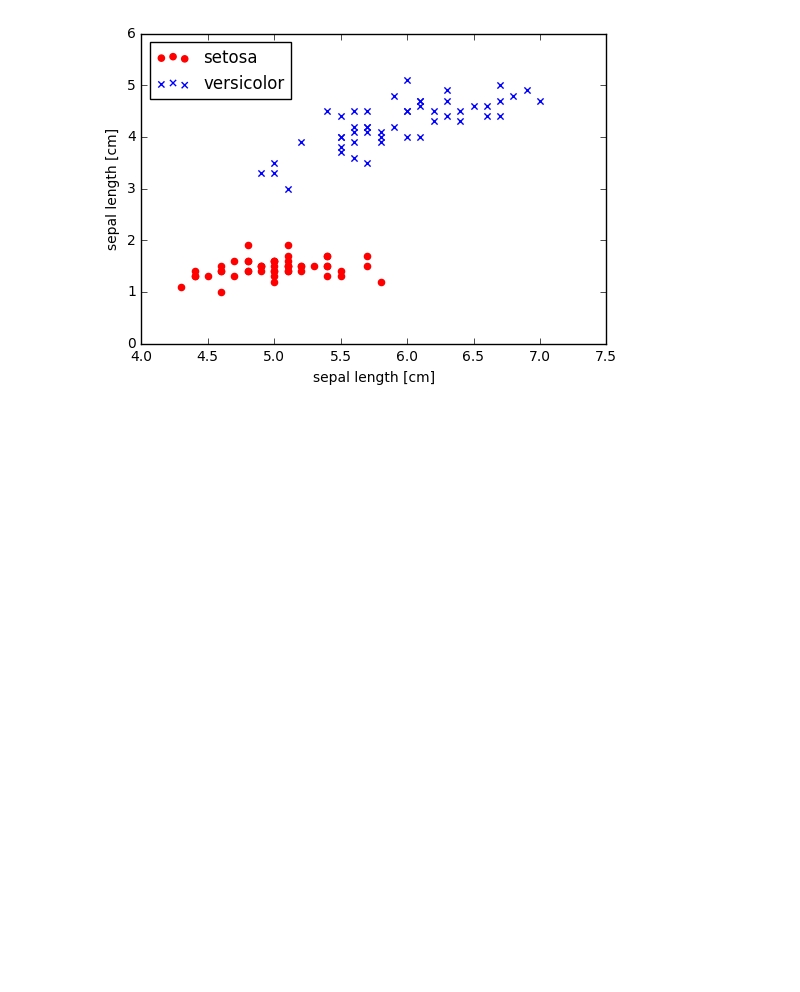
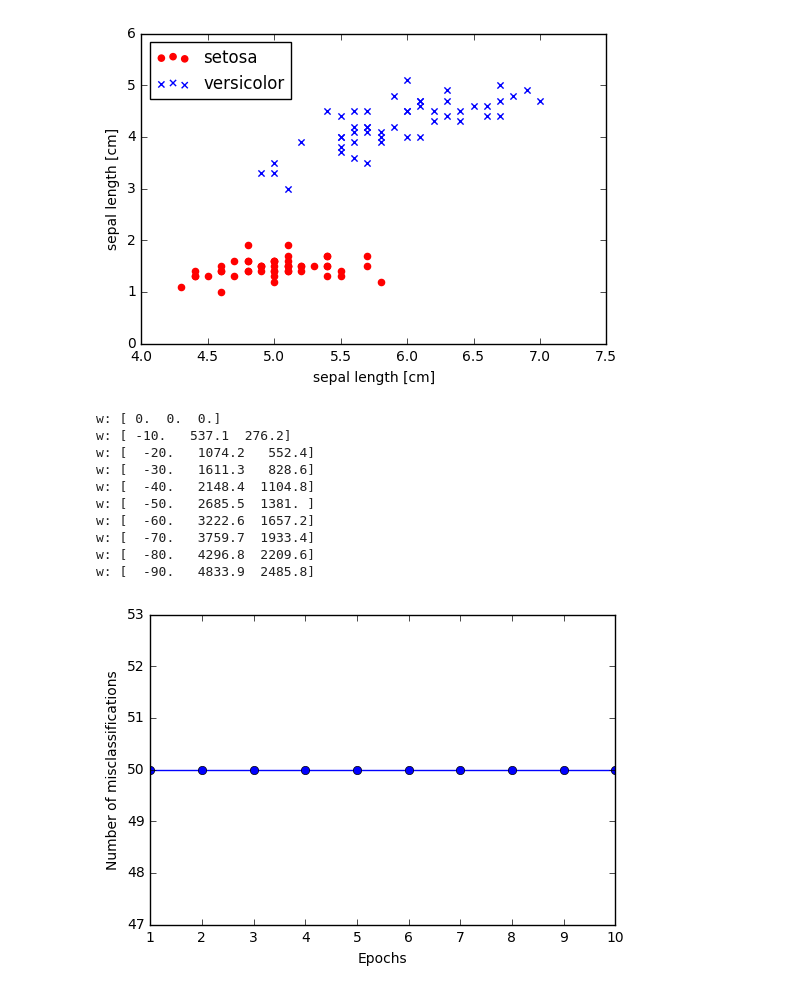
Before and after one commit to hide-tono/python-training, a Jupyter notebook: python-machine-learning/ch02/perceptron.ipynb, the cells around one changed output. Saved outputs shown, nothing was run; the diff lists cells and outputs as text; code cells hidden in the pictures; blank space fills up the shorter version.

```diff
--- a/python-machine-learning/ch02/perceptron.ipynb
+++ b/python-machine-learning/ch02/perceptron.ipynb
@@ -135,3 +136,22 @@ plt.show()
 148  6.2  3.4  5.4  2.3  Iris-virginica
 149  5.9  3.0  5.1  1.8  Iris-virginica
 [figure]
+# %%
+ppn = Perceptron(eta=0.1, n_iter=10)
+ppn.fit(X, y)
+plt.plot(range(1, len(ppn.errors_) + 1), ppn.errors_, marker='o')
+plt.xlabel('Epochs')
+plt.ylabel('Number of misclassifications')
+plt.show()
+# %% [output]
+w: [ 0.  0.  0.]
+w: [ -10.   537.1  276.2]
+w: [  -20.   1074.2   552.4]
+w: [  -30.   1611.3   828.6]
+w: [  -40.   2148.4  1104.8]
+w: [  -50.   2685.5  1381. ]
+w: [  -60.   3222.6  1657.2]
+w: [  -70.   3759.7  1933.4]
+w: [  -80.   4296.8  2209.6]
+w: [  -90.   4833.9  2485.8]
+[figure, added]
```
Also changed, not shown: parts of 1 cell of this notebook.
